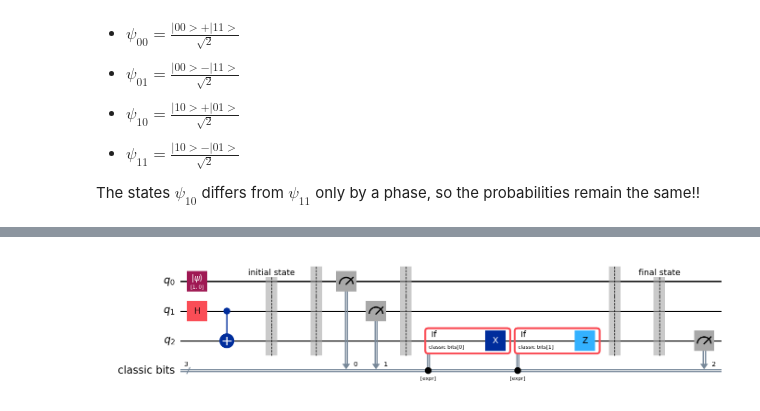
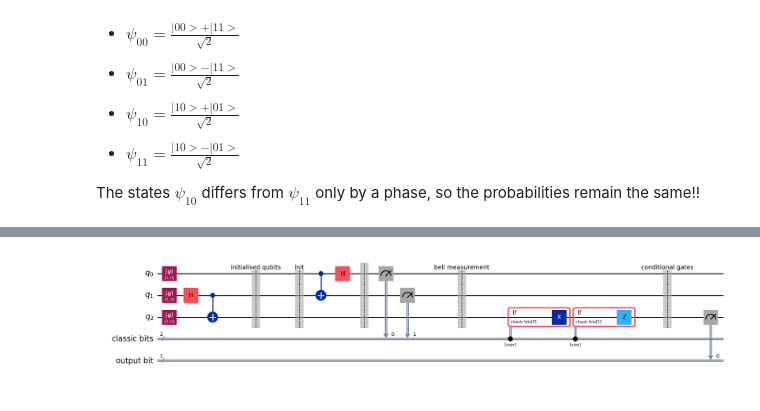
Before and after one commit to Yedi278/Quantum-Simulations, a Jupyter notebook: Qiskit_Framework/03_quantum_teleportation/quantum_teleportation.ipynb, the cells around one changed output, grey strips where cells are left out. Saved outputs shown, nothing was run; the diff lists cells and outputs as text; code cells hidden in the pictures.

```diff
--- a/Qiskit_Framework/03_quantum_teleportation/quantum_teleportation.ipynb
+++ b/Qiskit_Framework/03_quantum_teleportation/quantum_teleportation.ipynb
@@ -47,7 +47,11 @@ plot_histogram(result.get_counts())
 </div>
 # %%
 def two_bit_transmission(a, b):
-    qc = QuantumCircuit(2, 2)
+
+    qr = QuantumRegister(2, 'q')
+    cr = ClassicalRegister(2, 'c')
+
+    qc = QuantumCircuit(qr, cr)
 
     create_bell_state(qc, 0, 1)
 
@@ -65,8 +69,8 @@ def two_bit_transmission(a, b):
 
     qc.barrier()
 
-    bell_measurement(qc, 0, 1)
-    # qc.measure_all()
+    qc.measure(0, cr[0])
+    qc.measure(1, cr[1])
 
     return qc
 
@@ -76,22 +82,21 @@ two_bit_transmission(1, 1).draw(output='mpl')
 # %%
-qc = two_bit_transmission(0, 0)
+qc = two_bit_transmission(1, 1)
 
 sim = AerSimulator(method='statevector')
 result = sim.run(qc, shots=100000).result()
 
-
 plot_histogram(result.get_counts(), title='Bell-State counts')
-# qc.draw(output='mpl')
 # %% [output]
 [figure]
 # %% [markdown]
 ### Comparing 2 bit data on bell measurements
 # %%
 counts = []
-labels = ['00', '01', '10', '11']
+labels = []
 
 for i in range(4):
     qc = two_bit_transmission(i & 1, i >> 1)
+    labels.append(f'{i & 1}{i >> 1}')
     sim = AerSimulator(method='statevector')
     result = sim.run(qc, shots=100000).result()
     counts.append(result.get_counts())
@@ -222,46 +252,53 @@ from qiskit.circuit.classical import expr
 # %%
 def quantum_teleportation(psi_init):
     quantum_register = QuantumRegister(3, 'q')
-    classical_register = ClassicalRegister(3, 'classic bits')
+    classical_register = ClassicalRegister(2, 'classic bits')
 
-    qc = QuantumCircuit(quantum_register, classical_register)
+    output_register = ClassicalRegister(1, 'output bit')
+
+    qc = QuantumCircuit(quantum_register, classical_register, output_register)
+
+    qc.initialize(psi_init, 0)
+    qc.initialize([1, 0], 1)
+    qc.initialize([1, 0], 2)
 
     # create a Bell state on qbits 1 and 2
     create_bell_state(qc, 1, 2)
 
     # create a qubit to be teleported
-    qc.initialize(psi_init, 0)
 
-    qc.save_statevector(label='initial state')
 
-    qc.barrier()
+    qc.barrier(label='initialised qubits')
+    qc.save_statevector(label='init')
 
     # apply bell measurement on qbits 0 and 1
+    qc.cx(0, 1)
+    qc.h(0)
+    qc.barrier()
     qc.measure(0, 0)
     qc.measure(1, 1)
 
-    qc.barrier()
+    qc.barrier(label='bell measurement')
 
     # apply gates to the qubit to be teleported for encoding data
     a_bit = expr.lift(classical_register[0])
     with qc.if_test(a_bit):
         qc.x(2)
 
     b_bit = expr.lift(classical_register[1])
     with qc.if_test(b_bit):
         qc.z(2)
 
-
-    qc.barrier()
+    qc.barrier(label='conditional gates')
 
     # save final teleportation state
-    qc.save_statevector(label='final state')
+    # qc.save_statevector(label='save final state')
 
     # measure the teleported qubit
-    qc.measure(2, 2)
+    qc.measure(2, output_register[0])
 
     return qc
 
 quantum_teleportation([1, 0]).draw(output='mpl', fold=-1)
 # %% [output]
-[figure, old version]
+[figure, new version]
```
Also changed, not shown: parts of 16 cells of this notebook, 2 other files.
